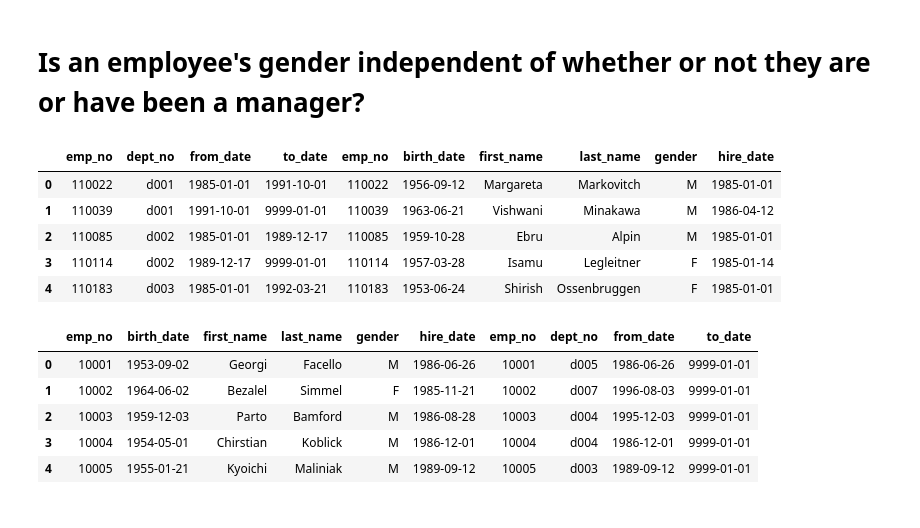
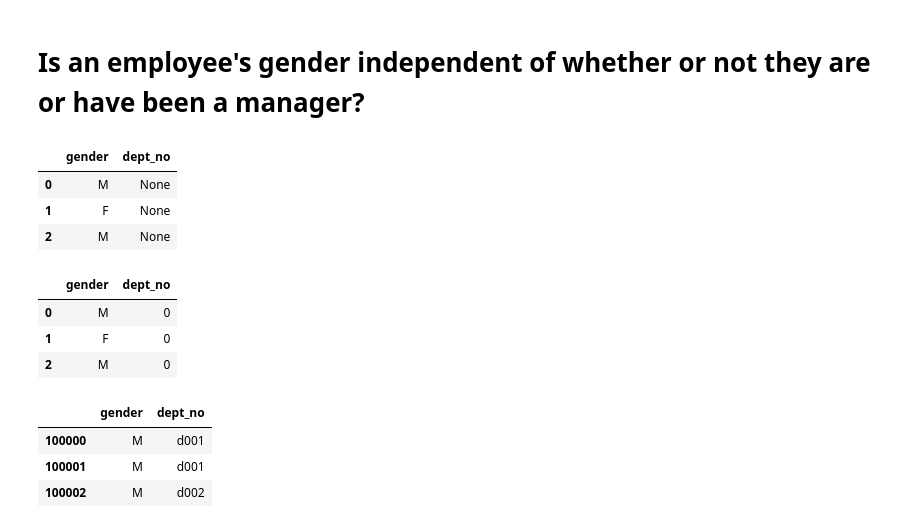
Before and after one commit to joshuamchavez2/statistics-exercises, a Jupyter notebook: hypothesis_testing.ipynb, the cells around one changed output. Cells and saved outputs as stored; diff of their text form; code cells hidden in the pictures.

```diff
--- a/hypothesis_testing.ipynb
+++ b/hypothesis_testing.ipynb
@@ -886,19 +972,16 @@ failed to reject the null hypothesis
 # %% [markdown]
 # Is an employee's gender independent of whether or not they are or have been a manager?
 # %%
-df1 = pd.read_sql("""
-select *
-from dept_manager
-join employees
-	on dept_manager.emp_no = employees.emp_no
-""", get_db_url("employees"))
+gender_mgr = pd.read_sql('''
+select gender, dept_manager.dept_no
+from employees
+LEFT JOIN dept_manager on dept_manager.emp_no = employees.emp_no
+''', get_db_url("employees"))
 # %%
-df1.head()
+gender_mgr.head(3)
 # %% [output]
-|  | emp_no | dept_no | from_date | to_date | emp_no | birth_date | first_name | last_name | gender | hire_date |
-| 0 | 110022 | d001 | 1985-01-01 | 1991-10-01 | 110022 | 1956-09-12 | Margareta | Markovitch | M | 1985-01-01 |
-| 1 | 110039 | d001 | 1991-10-01 | 9999-01-01 | 110039 | 1963-06-21 | Vishwani | Minakawa | M | 1986-04-12 |
-| 2 | 110085 | d002 | 1985-01-01 | 1989-12-17 | 110085 | 1959-10-28 | Ebru | Alpin | M | 1985-01-01 |
-| 3 | 110114 | d002 | 1989-12-17 | 9999-01-01 | 110114 | 1957-03-28 | Isamu | Legleitner | F | 1985-01-14 |
-| 4 | 110183 | d003 | 1985-01-01 | 1992-03-21 | 110183 | 1953-06-24 | Shirish | Ossenbruggen | F | 1985-01-01 |
+|  | gender | dept_no |
+| 0 | M | None |
+| 1 | F | None |
+| 2 | M | None |
 # %%
@@ -911,11 +989,14 @@ join dept_emp
 # %%
-df2.head()
+gender_mgr.head(3)
 # %% [output]
-|  | emp_no | birth_date | first_name | last_name | gender | hire_date | emp_no | dept_no | from_date | to_date |
-| 0 | 10001 | 1953-09-02 | Georgi | Facello | M | 1986-06-26 | 10001 | d005 | 1986-06-26 | 9999-01-01 |
-| 1 | 10002 | 1964-06-02 | Bezalel | Simmel | F | 1985-11-21 | 10002 | d007 | 1996-08-03 | 9999-01-01 |
-| 2 | 10003 | 1959-12-03 | Parto | Bamford | M | 1986-08-28 | 10003 | d004 | 1995-12-03 | 9999-01-01 |
-| 3 | 10004 | 1954-05-01 | Chirstian | Koblick | M | 1986-12-01 | 10004 | d004 | 1986-12-01 | 9999-01-01 |
-| 4 | 10005 | 1955-01-21 | Kyoichi | Maliniak | M | 1989-09-12 | 10005 | d003 | 1989-09-12 | 9999-01-01 |
+|  | gender | dept_no |
+| 0 | M | 0 |
+| 1 | F | 0 |
+| 2 | M | 0 |
 # %%
-#pd.concat([df2,df1])
+gender_mgr[gender_mgr.dept_no != 0].head(3)
+# %% [output]
+|  | gender | dept_no |
+| 100000 | M | d001 |
+| 100001 | M | d001 |
+| 100002 | M | d002 |
```
Also changed, not shown: parts of 21 cells of this notebook.
